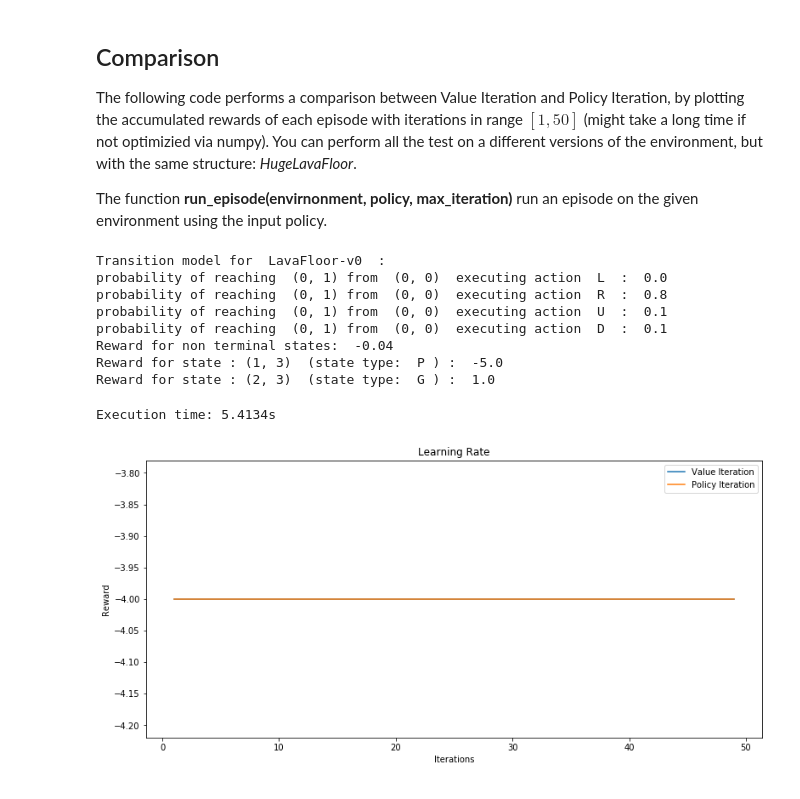
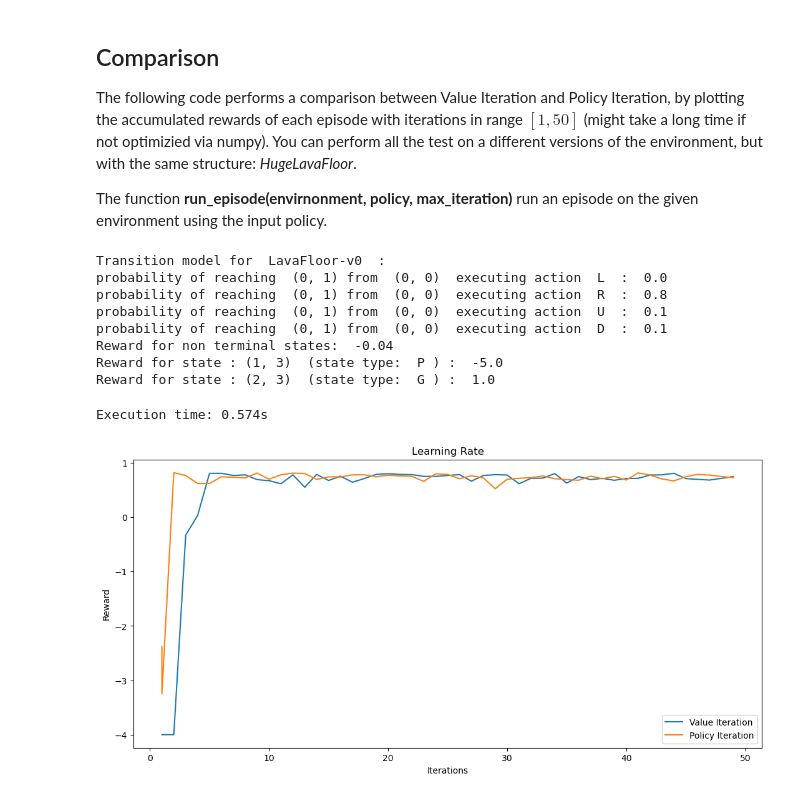
Before and after one commit to Drachooo/uniNotes, a Jupyter notebook: 01-TerzoAnno/01-PrimoSemestre/04-IntelligenzaArtificiale/Laboratorio/MDP/MDP_3_problem.ipynb, the cells around one changed output. Cells and saved outputs as stored; diff of their text form; code cells hidden in the pictures.

```diff
--- a/01-TerzoAnno/01-PrimoSemestre/04-IntelligenzaArtificiale/Laboratorio/MDP/MDP_3_problem.ipynb
+++ b/01-TerzoAnno/01-PrimoSemestre/04-IntelligenzaArtificiale/Laboratorio/MDP/MDP_3_problem.ipynb
@@ -296,28 +378,26 @@ The function **run_episode(envirnonment, policy, max_iteration)** run an episode
 env_name = "LavaFloor-v0"
 #env_name = "HugeLavaFloor-v0"
 
-print("Transition model for ", env_name, " : ") #assume transition functions is the same for all states
+env = gym.make(env_name) # Inizializziamo l'env prima di usarlo per i print
+
+print("Transition model for ", env_name, " : ")
 state=0
 next_state=1
 for i in range(0,env.action_space.n):
     print("probability of reaching ", env.state_to_pos(next_state), "from ", env.state_to_pos(state), " executing action ", env.actions[i], " : ", env.T[state, i, next_state])
-print("Reward for non terminal states: ",env.RS[env.pos_to_state(0,0)]) #assume all states have same reward
+
+print("Reward for non terminal states: ",env.RS[env.pos_to_state(0,0)])
 for state in range(0,env.observation_space.n):
     if env.grid[state] == "P" or env.grid[state] == "G":
-                    print("Reward for state :", env.state_to_pos(state) ," (state type: ", env.grid[state],") : ",env.RS[state])
-
-
+        print("Reward for state :", env.state_to_pos(state) ," (state type: ", env.grid[state],") : ",env.RS[state])
 
 maxiters = 49
-
-env = gym.make(env_name)
-
-series = []  # Series of learning rates to plot
-liters = np.arange(maxiters + 1)  # Learning iteration values
+series = []
+liters = np.arange(maxiters + 1)
 liters[0] = 1
-elimit = 100  # Limit of steps per episode
-rep = 10  # Number of repetitions per iteration value
-virewards = np.zeros(len(liters))  # Rewards array
+elimit = 100
+rep = 10
+virewards = np.zeros(len(liters))
 c = 0
 
 t = timer()
@@ -325,46 +405,50 @@ t = timer()
 # Value iteration
 for i in tqdm(liters, desc="Value Iteration", leave=True):
     reprew = 0
-    policy = value_iteration(env, maxiters=i)  # Compute policy
+    # MODIFICA: Spacchettiamo la tupla (policy, utilities)
+    policy, utilities = value_iteration(env, maxiters=i)
 
-    # Repeat multiple times and compute mean reward
     for _ in range(rep):
-        reprew += run_episode(env, policy, elimit)  # Execute policy
+        # Ora passiamo solo l'array 'policy'
+        reprew += run_episode(env, policy, elimit)
     virewards[c] = reprew / rep
     c += 1
 series.append({"x": liters, "y": virewards, "ls": "-", "label": "Value Iteration"})
 
 
-vmaxiters = 5  # Max number of iterations to perform while evaluating a policy
-pirewards = np.zeros(len(liters))  # Rewards array
+vmaxiters = 5
+pirewards = np.zeros(len(liters))
 c = 0
 
 # Policy iteration
 for i in tqdm(liters, desc="Policy Iteration", leave=True):
     reprew = 0
-    policy = policy_iteration(env, maxiters=i)  # Compute policy
-    # Repeat multiple times and compute mean reward
+    # MODIFICA: Spacchettiamo la tupla (policy, utilities)
+    # Passiamo i a maxiters (cicli esterni della policy)
+    policy, utilities = policy_iteration(env, maxiters=i, maxviters=vmaxiters)
+
     for _ in range(rep):
-        reprew += run_episode(env, policy, elimit)  # Execute policy
+        # Ora passiamo solo l'array 'policy'
+        reprew += run_episode(env, policy, elimit)
     pirewards[c] = reprew / rep
     c += 1
 series.append({"x": liters, "y": pirewards, "ls": "-", "label": "Policy Iteration"})
 
 print("Execution time: {0}s".format(round(timer() - t, 4)))
 np.set_printoptions(linewidth=10000)
 
 plot(series, "Learning Rate", "Iterations", "Reward")
 # %% [output]
 Transition model for  LavaFloor-v0  :
 probability of reaching  (0, 1) from  (0, 0)  executing action  L  :  0.0
 probability of reaching  (0, 1) from  (0, 0)  executing action  R  :  0.8
 probability of reaching  (0, 1) from  (0, 0)  executing action  U  :  0.1
 probability of reaching  (0, 1) from  (0, 0)  executing action  D  :  0.1
 Reward for non terminal states:  -0.04
 Reward for state : (1, 3)  (state type:  P ) :  -5.0
 Reward for state : (2, 3)  (state type:  G ) :  1.0
-Execution time: 5.4134s
+Execution time: 0.574s
-[figure, old version]
+[figure, new version]
 # %% [markdown]
 Correct results for comparison can be found here below. Notice that since the executions are stochastic the charts could differ: the important thing is the global trend and the final convergence to an optimal solution.
 
```
Also changed, not shown: parts of 5 cells of this notebook.
